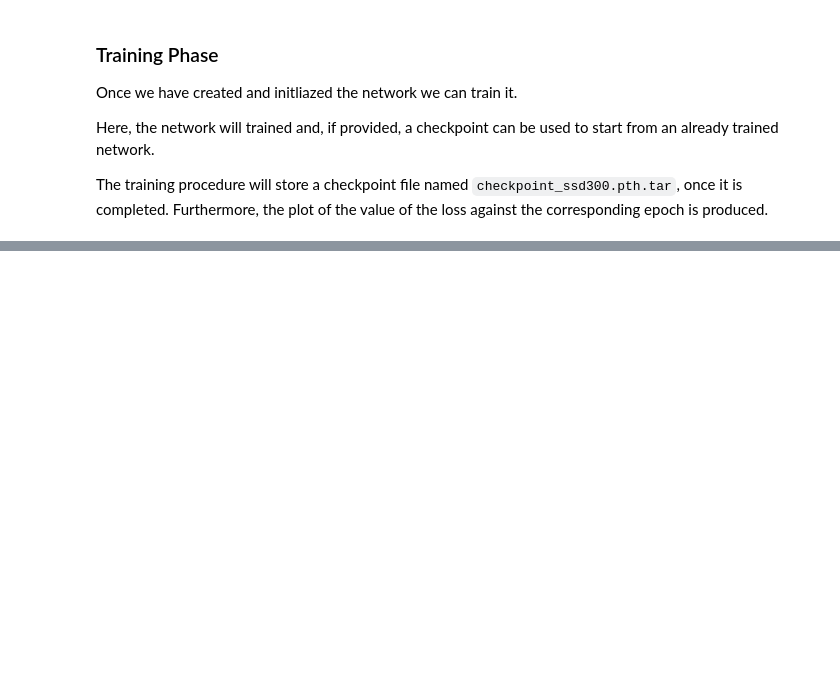
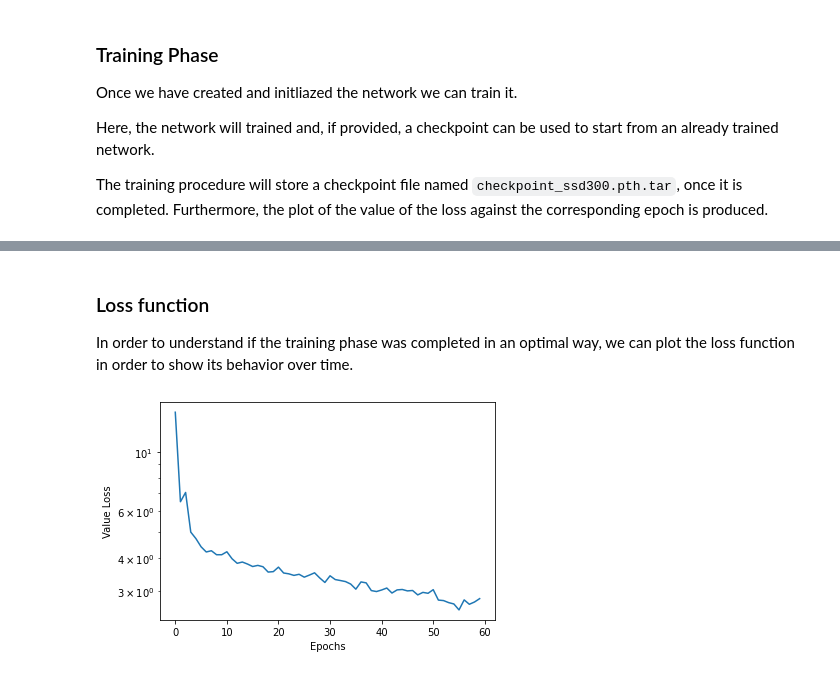
Before and after one commit to mathLab/Smithers, a Jupyter notebook: smithers/ml/tutorials/training_SSD.ipynb, the cells around one changed output, grey strips where cells are left out. Cells and saved outputs as stored; diff of their text form; code cells hidden in the pictures; blank space fills up the shorter version.

```diff
--- a/smithers/ml/tutorials/training_SSD.ipynb
+++ b/smithers/ml/tutorials/training_SSD.ipynb
@@ -129,23 +129,13 @@ Furthermore, the plot of the value of the loss against the corresponding epoch i
 # %%
 check = None # if no checkpoint available
 #check = 'checkpoint_ssd300.pth.tar' #if a checkpoint is available
-epochs = 15
+epochs = 60
 start = time()
 detector = Detector(network, check, priors_cxcy, n_classes, epochs,
                         batch_size, print_freq, lr, decay_lr_at,
                         decay_lr_to, momentum, weight_decay, grad_clip,
                         train_loader, test_loader)
 print(detector.model)
-checkpoint, loss_values, mAP_values = detector.train_detector_with_eval(label_map)
+checkpoint, loss_values = detector.train_detector()
 end = time()
 print(f'Time needed for training the net: {round(end-start,2)} seconds, i.e. {round((end-start)/60,1)} minutes')
-start_test = time()
-epo = np.arange(start=0, stop=epochs, step=1)
-plt.plot(epo, loss_values)
-plt.xlabel('Epochs')
-plt.ylabel('Value Loss')
-plt.savefig('loss_pascal_cat.png')
-detector.eval_detector(label_map, checkpoint)
-end_test = time()
-
-print(f'Time needed for testing the net: {round(end_test-start_test,2)} seconds, i.e. {round((end_test-start_test)/60,1)} minutes')
@@ -151,0 +160,12 @@ print(f'Time needed for testing the net: {round(end_test-start_test,2)} seconds,
+# %% [markdown]
+### Loss function
+In order to understand if the training phase was completed in an optimal way, we can plot the loss function in order to show its behavior over time.
+# %%
+n_epochs = np.arange(start=0, stop=epochs, step=1)
+plt.plot(n_epochs, loss_values)
+plt.yscale('log')
+plt.xlabel('Epochs')
+plt.ylabel('Value Loss')
+plt.savefig('loss_function.png')
+# %% [output]
+[figure, added]
```
Also changed, not shown: parts of 7 cells of this notebook, 2 other files.
